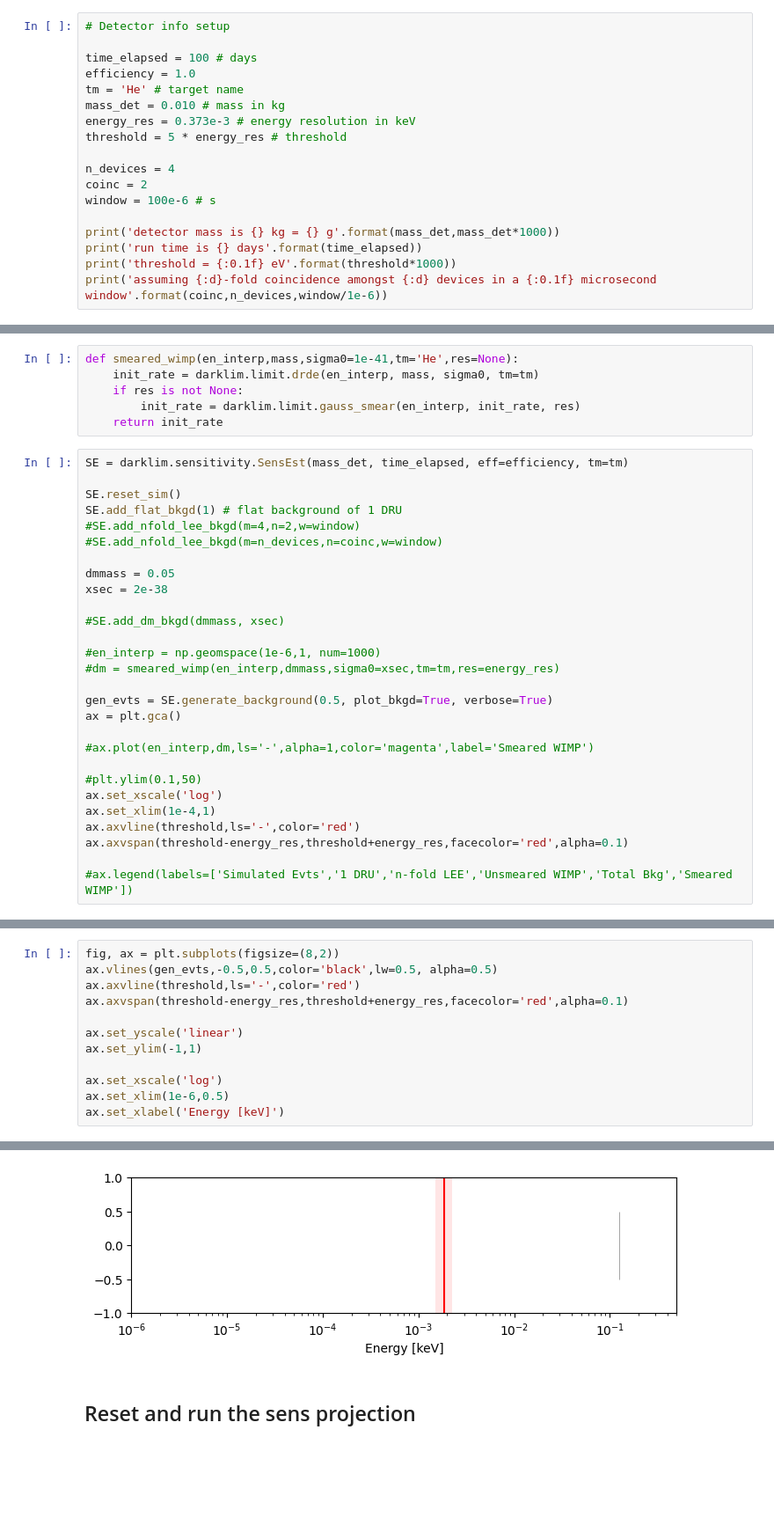
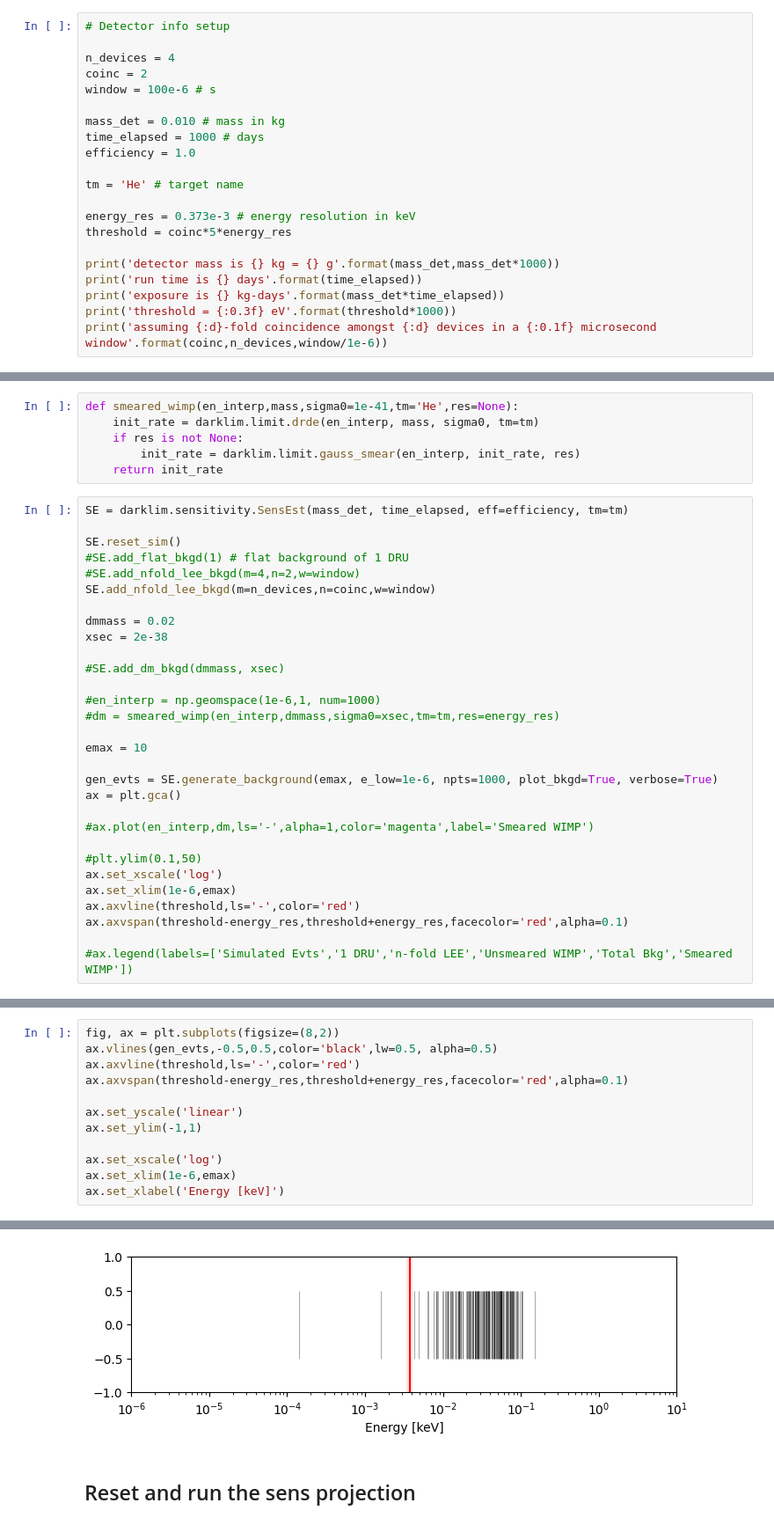
Before and after one commit to spice-herald/DarkLim, a Jupyter notebook: examples/helium.ipynb, the cells around one changed output, grey strips where cells are left out. Shown at 88% size. Saved outputs shown, nothing was run; the diff lists cells and outputs as text; blank space fills up the shorter version.

```diff
--- a/examples/helium.ipynb
+++ b/examples/helium.ipynb
@@ -88,21 +88,24 @@ integral from 1e-06 to 1.0 keV = 4.30e-10 evts/day
 [figure]
 # %%
 # Detector info setup
-
-time_elapsed = 100 # days
-efficiency = 1.0
-tm = 'He' # target name
-mass_det = 0.010 # mass in kg
-energy_res = 0.373e-3 # energy resolution in keV
-threshold = 5 * energy_res # threshold
 
 n_devices = 4
 coinc = 2
 window = 100e-6 # s
 
+mass_det = 0.010 # mass in kg
+time_elapsed = 1000 # days
+efficiency = 1.0
+
+tm = 'He' # target name
+
+energy_res = 0.373e-3 # energy resolution in keV
+threshold = coinc*5*energy_res
+
 print('detector mass is {} kg = {} g'.format(mass_det,mass_det*1000))
 print('run time is {} days'.format(time_elapsed))
-print('threshold = {:0.1f} eV'.format(threshold*1000))
+print('exposure is {} kg-days'.format(mass_det*time_elapsed))
+print('threshold = {:0.3f} eV'.format(threshold*1000))
 print('assuming {:d}-fold coincidence amongst {:d} devices in a {:0.1f} microsecond window'.format(coinc,n_devices,window/1e-6))
 # %% [output]
 detector mass is 0.01 kg = 10.0 g
@@ -119,11 +123,11 @@ def smeared_wimp(en_interp,mass,sigma0=1e-41,tm='He',res=None):
 SE = darklim.sensitivity.SensEst(mass_det, time_elapsed, eff=efficiency, tm=tm)
 
 SE.reset_sim()
-SE.add_flat_bkgd(1) # flat background of 1 DRU
+#SE.add_flat_bkgd(1) # flat background of 1 DRU
 #SE.add_nfold_lee_bkgd(m=4,n=2,w=window)
-#SE.add_nfold_lee_bkgd(m=n_devices,n=coinc,w=window)
+SE.add_nfold_lee_bkgd(m=n_devices,n=coinc,w=window)
 
-dmmass = 0.05
+dmmass = 0.02
 xsec = 2e-38
 
 #SE.add_dm_bkgd(dmmass, xsec)
@@ -131,14 +135,16 @@ xsec = 2e-38
 #en_interp = np.geomspace(1e-6,1, num=1000)
 #dm = smeared_wimp(en_interp,dmmass,sigma0=xsec,tm=tm,res=energy_res)
 
-gen_evts = SE.generate_background(0.5, plot_bkgd=True, verbose=True)
+emax = 10
+
+gen_evts = SE.generate_background(emax, e_low=1e-6, npts=1000, plot_bkgd=True, verbose=True)
 ax = plt.gca()
 
 #ax.plot(en_interp,dm,ls='-',alpha=1,color='magenta',label='Smeared WIMP')
 
 #plt.ylim(0.1,50)
 ax.set_xscale('log')
-ax.set_xlim(1e-4,1)
+ax.set_xlim(1e-6,emax)
 ax.axvline(threshold,ls='-',color='red')
 ax.axvspan(threshold-energy_res,threshold+energy_res,facecolor='red',alpha=0.1)
 
@@ -151,18 +157,18 @@ created 1.0 evts
 # %%
 fig, ax = plt.subplots(figsize=(8,2))
 ax.vlines(gen_evts,-0.5,0.5,color='black',lw=0.5, alpha=0.5)
 ax.axvline(threshold,ls='-',color='red')
 ax.axvspan(threshold-energy_res,threshold+energy_res,facecolor='red',alpha=0.1)
 
 ax.set_yscale('linear')
 ax.set_ylim(-1,1)
 
 ax.set_xscale('log')
-ax.set_xlim(1e-6,0.5)
+ax.set_xlim(1e-6,emax)
 ax.set_xlabel('Energy [keV]')
 # %% [output]
 Text(0.5, 0, 'Energy [keV]')
-[figure, old version]
+[figure, new version]
 # %% [markdown]
 ## Reset and run the sens projection
 # %%
```
Also changed, not shown: parts of 5 cells of this notebook, 38 other files.
